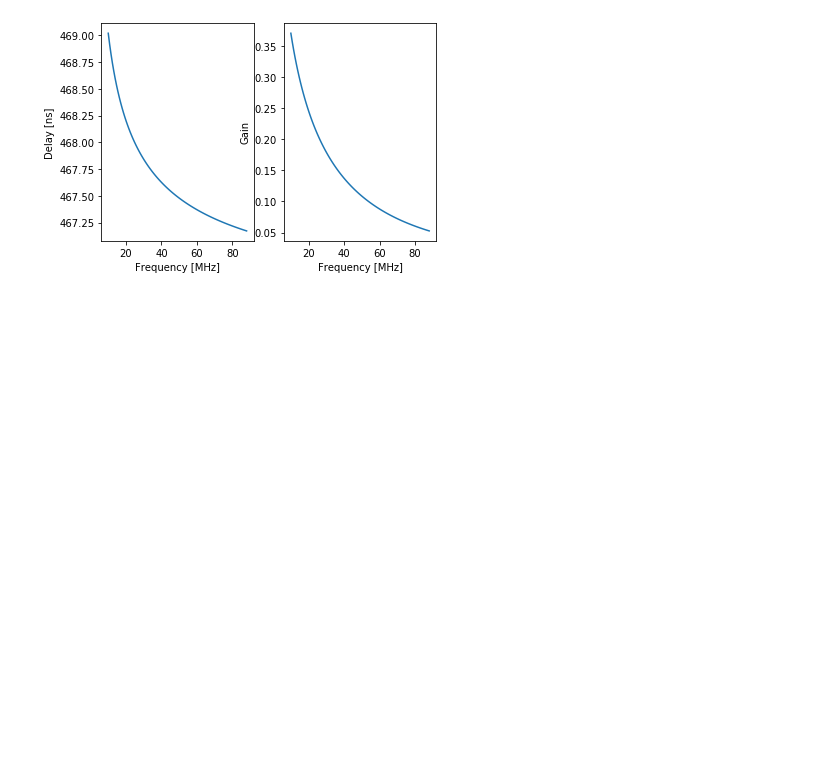
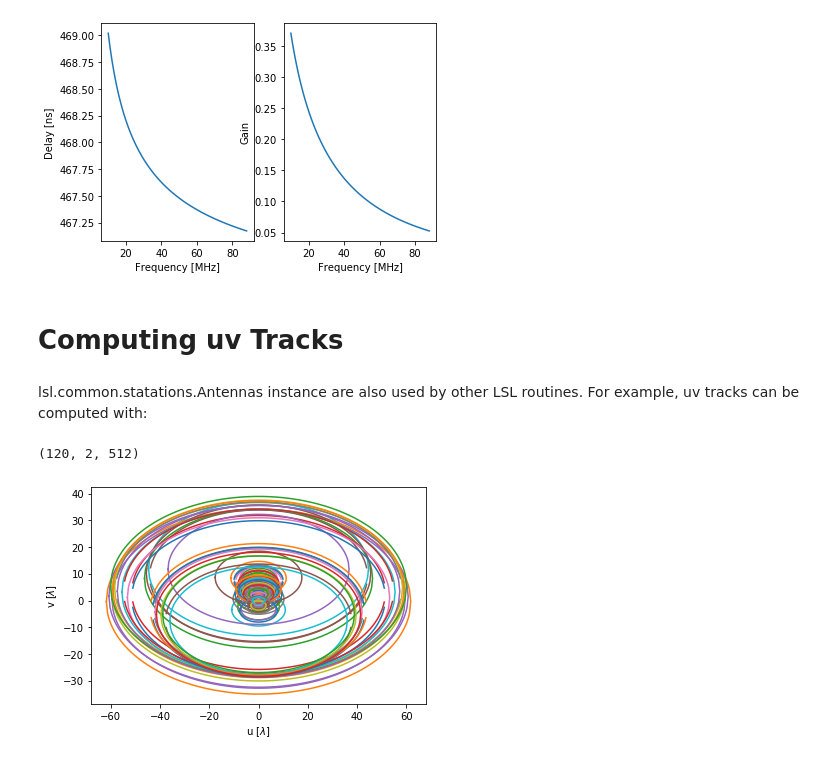
Before and after one commit to lwa-project/lsl, a Jupyter notebook: docs/notebooks/General Tutorial.ipynb, the cells around one changed output. Drawn from its saved outputs; the diff is of its cells as text; code cells hidden in the pictures; blank space fills up the shorter version.

Commit message:
Add back in the compute_uv_track() example.

```diff
--- a/docs/notebooks/General Tutorial.ipynb
+++ b/docs/notebooks/General Tutorial.ipynb
@@ -117,3 +117,23 @@ plt.show()
 Cable delay for 'EXK-173-115 (Gray)' @ 49 MHz: 467.5 ns
 Cable gain @ 49 MHz: 0.1110
 [figure]
+# %% [markdown]
+# Computing uv Tracks
+# %% [markdown]
+lsl.common.statations.Antennas instance are also used by other LSL routines.  For example, uv tracks can be computed with:
+# %%
+from lsl.correlator import uvutils
+
+uv = uvutils.compute_uv_track(antennas[:32:2])
+print(uv.shape)
+
+fig = plt.figure()
+ax = fig.gca()
+for i in range(uv.shape[0]):
+    ax.plot(uv[i,0,:], uv[i,1,:])
+ax.set_xlabel('u [$\\lambda$]')
+ax.set_ylabel('v [$\\lambda$]')
+plt.show()
+# %% [output]
+(120, 2, 512)
+[figure, added]
```
